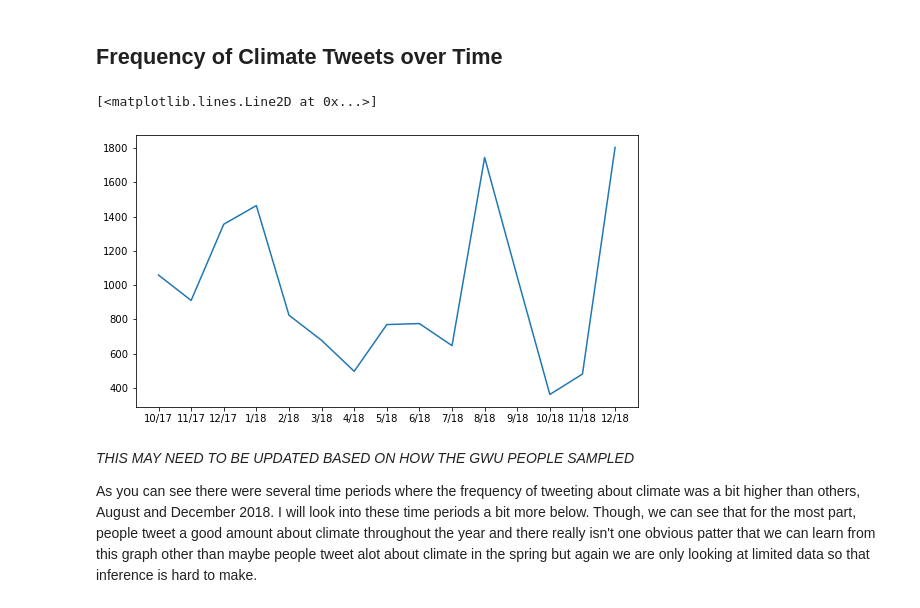
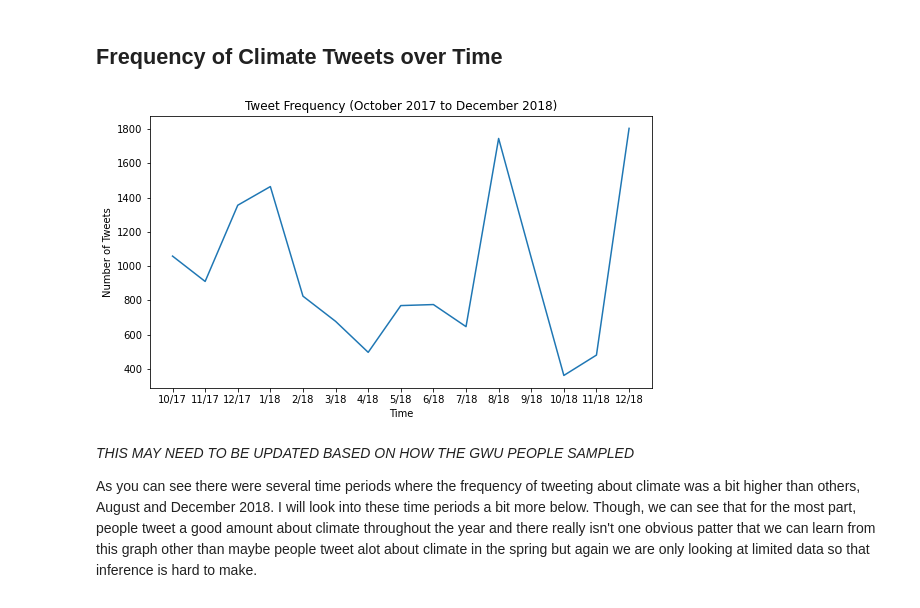
Before and after one commit to arjungandhi521/arjungandhi521.github.io, a Jupyter notebook: Climate Change on Twitter.ipynb, the cells around one changed output. Cells and saved outputs as stored; diff of their text form; code cells hidden in the pictures.

```diff
--- a/Climate Change on Twitter.ipynb
+++ b/Climate Change on Twitter.ipynb
@@ -277,7 +278,6 @@ data["year"] = years
 # Are there times where people tweet about climate change more than others?
 # To make things simple lets look at the number of tweets per month year pair in the dataset
 tweets_per_month = {}
-
 # As you may recall data was collected from September 21, 2017 and May 17, 2019 and they had a gap in
 # data collection from January 7, 2019 to April 17, 2019.
 
@@ -313,16 +313,17 @@ count = list(tweets_per_month.values())
 dates = []
 for t in time:
     dates.append(str(t[0]) + "/" + str(t[1])[-2:])
-
-df = pd.DataFrame(columns = ['date', 'tweet_count'])
-df['date'] = dates
-df['tweet_count'] = count
-
-plt.figure(figsize=(9, 5))
-plt.plot(dates,count)
-# %% [output]
-[<matplotlib.lines.Line2D at 0x...>]
-[figure, removed]
+# %%
+df = pd.DataFrame(columns = ['date', 'tweet_count'])
+df['date'] = dates
+df['tweet_count'] = count
+
+dims = (9, 5)
+fig, ax = plt.subplots(figsize=(9, 5))
+plot = sns.lineplot(ax=ax, data=df, x=df['date'], y=df['tweet_count'])
+plot = plot.set(title="Tweet Frequency (October 2017 to December 2018)",xlabel="Time",ylabel="Number of Tweets")
+# %% [output]
+[figure, added]
 # %% [markdown]
 *THIS MAY NEED TO BE UPDATED BASED ON HOW THE GWU PEOPLE SAMPLED*
 
```
Also changed, not shown: parts of 27 cells of this notebook.
